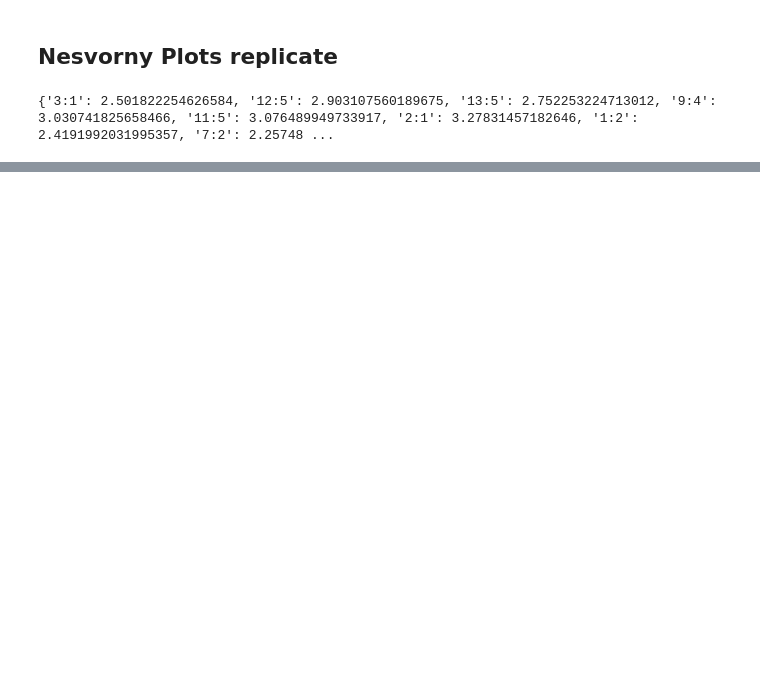
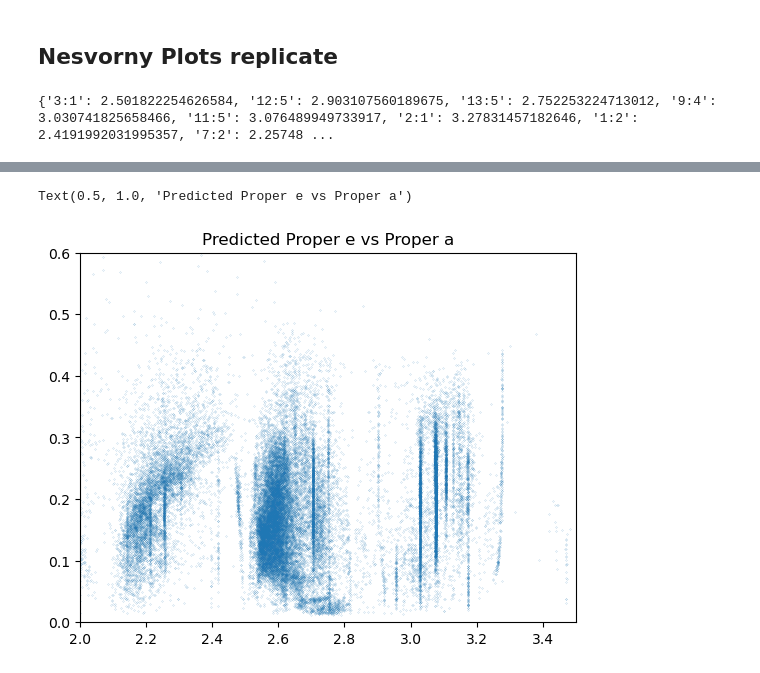
Before and after one commit to kavidey/action-angle-discovery, a Jupyter notebook: model_performance_evaluation.ipynb, the cells around one changed output, grey strips where cells are left out. Saved outputs shown, nothing was run; the diff lists cells and outputs as text; code cells hidden in the pictures; blank space fills up the shorter version.

```diff
--- a/model_performance_evaluation.ipynb
+++ b/model_performance_evaluation.ipynb
@@ -373,0 +374,16 @@ plt.show()
+# %%
+
+# Right Plot: Model predicted proper a vs proper e
+y = df_ngb_high["pred_e"] + df_ngb_high["e"]
+plt.scatter(
+    df_ngb_high["propa"],
+    y,
+    # df_ngb_high["prope"],
+    s=0.01,
+)
+plt.xlim(2, 3.5)
+plt.ylim(0, 0.6)
+plt.title("Predicted Proper e vs Proper a")
+# %% [output]
+Text(0.5, 1.0, 'Predicted Proper e vs Proper a')
+[figure, added]
```
Also changed, not shown: parts of 8 cells of this notebook, 1 other file.
